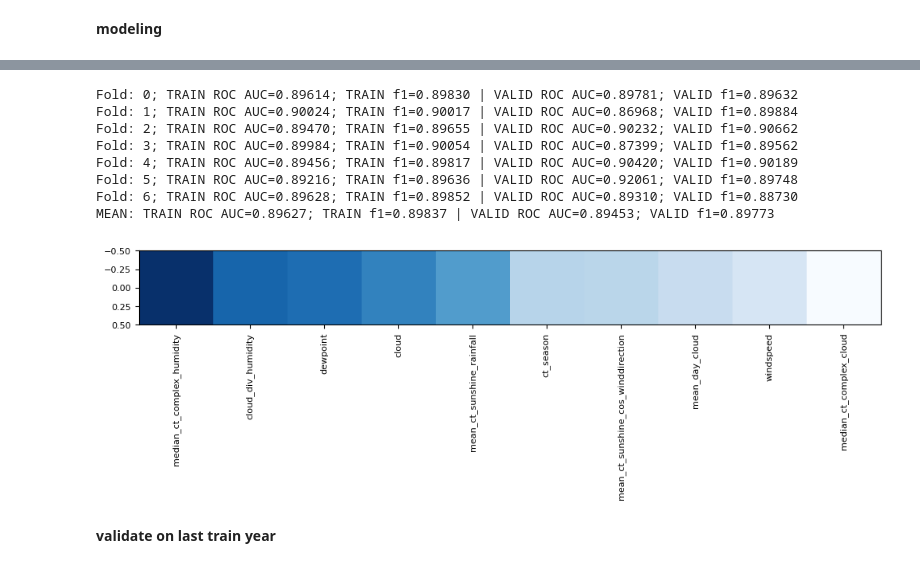
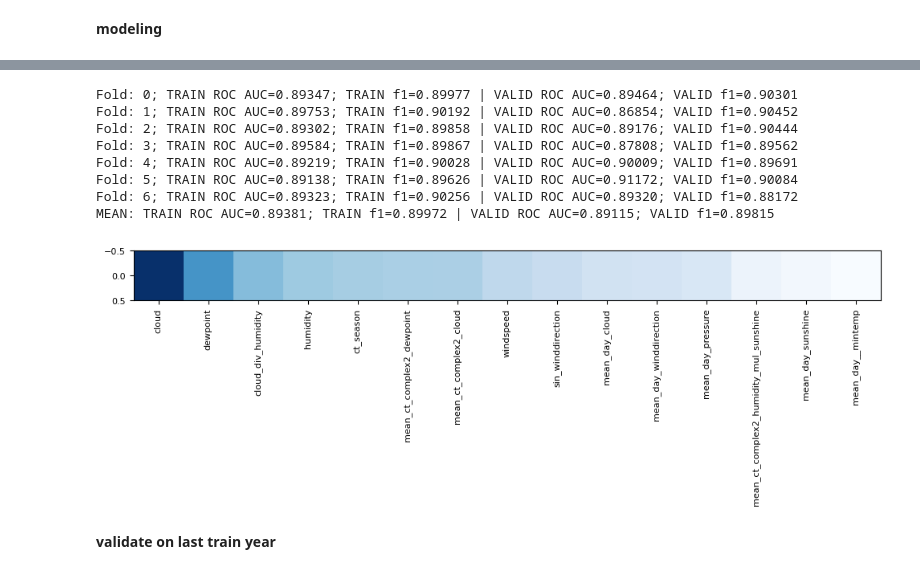
Before and after one commit to j2cry/playground, a Jupyter notebook: S5E3/research.ipynb, the cells around one changed output, grey strips where cells are left out. Drawn from its saved outputs; the diff is of its cells as text; code cells hidden in the pictures.

```diff
--- a/S5E3/research.ipynb
+++ b/S5E3/research.ipynb
@@ -408,19 +408,19 @@ MEAN: TRAIN ROC AUC=0.89805; TRAIN f1=0.90032 | VALID ROC AUC=0.89218; VALID f1=
 # %%
-TOP = X.columns[model.coef_.argsort().squeeze()[::-1]][:10]
+TOP = X.columns[model.coef_.argsort().squeeze()[::-1]][:15]
 # TOP
 _ = checkup(estimator, SGD_X.loc[:, TOP], y)
 lin = deepcopy(estimator).fit(SGD_X.loc[:, TOP], y)
 linear_feature_importances(lin, figsize=(12, 4))
 # %% [output]
-Fold: 0; TRAIN ROC AUC=0.89614; TRAIN f1=0.89830 | VALID ROC AUC=0.89781; VALID f1=0.89632
-Fold: 1; TRAIN ROC AUC=0.90024; TRAIN f1=0.90017 | VALID ROC AUC=0.86968; VALID f1=0.89884
-Fold: 2; TRAIN ROC AUC=0.89470; TRAIN f1=0.89655 | VALID ROC AUC=0.90232; VALID f1=0.90662
-Fold: 3; TRAIN ROC AUC=0.89984; TRAIN f1=0.90054 | VALID ROC AUC=0.87399; VALID f1=0.89562
-Fold: 4; TRAIN ROC AUC=0.89456; TRAIN f1=0.89817 | VALID ROC AUC=0.90420; VALID f1=0.90189
-Fold: 5; TRAIN ROC AUC=0.89216; TRAIN f1=0.89636 | VALID ROC AUC=0.92061; VALID f1=0.89748
-Fold: 6; TRAIN ROC AUC=0.89628; TRAIN f1=0.89852 | VALID ROC AUC=0.89310; VALID f1=0.88730
-MEAN: TRAIN ROC AUC=0.89627; TRAIN f1=0.89837 | VALID ROC AUC=0.89453; VALID f1=0.89773
+Fold: 0; TRAIN ROC AUC=0.89347; TRAIN f1=0.89977 | VALID ROC AUC=0.89464; VALID f1=0.90301
+Fold: 1; TRAIN ROC AUC=0.89753; TRAIN f1=0.90192 | VALID ROC AUC=0.86854; VALID f1=0.90452
+Fold: 2; TRAIN ROC AUC=0.89302; TRAIN f1=0.89858 | VALID ROC AUC=0.89176; VALID f1=0.90444
+Fold: 3; TRAIN ROC AUC=0.89584; TRAIN f1=0.89867 | VALID ROC AUC=0.87808; VALID f1=0.89562
+Fold: 4; TRAIN ROC AUC=0.89219; TRAIN f1=0.90028 | VALID ROC AUC=0.90009; VALID f1=0.89691
+Fold: 5; TRAIN ROC AUC=0.89138; TRAIN f1=0.89626 | VALID ROC AUC=0.91172; VALID f1=0.90084
+Fold: 6; TRAIN ROC AUC=0.89323; TRAIN f1=0.90256 | VALID ROC AUC=0.89320; VALID f1=0.88172
+MEAN: TRAIN ROC AUC=0.89381; TRAIN f1=0.89972 | VALID ROC AUC=0.89115; VALID f1=0.89815
-[figure, old version]
+[figure, new version]
 # %% [markdown]
 __validate on last train year__
 # %%
```
Also changed, not shown: parts of 10 cells of this notebook.
